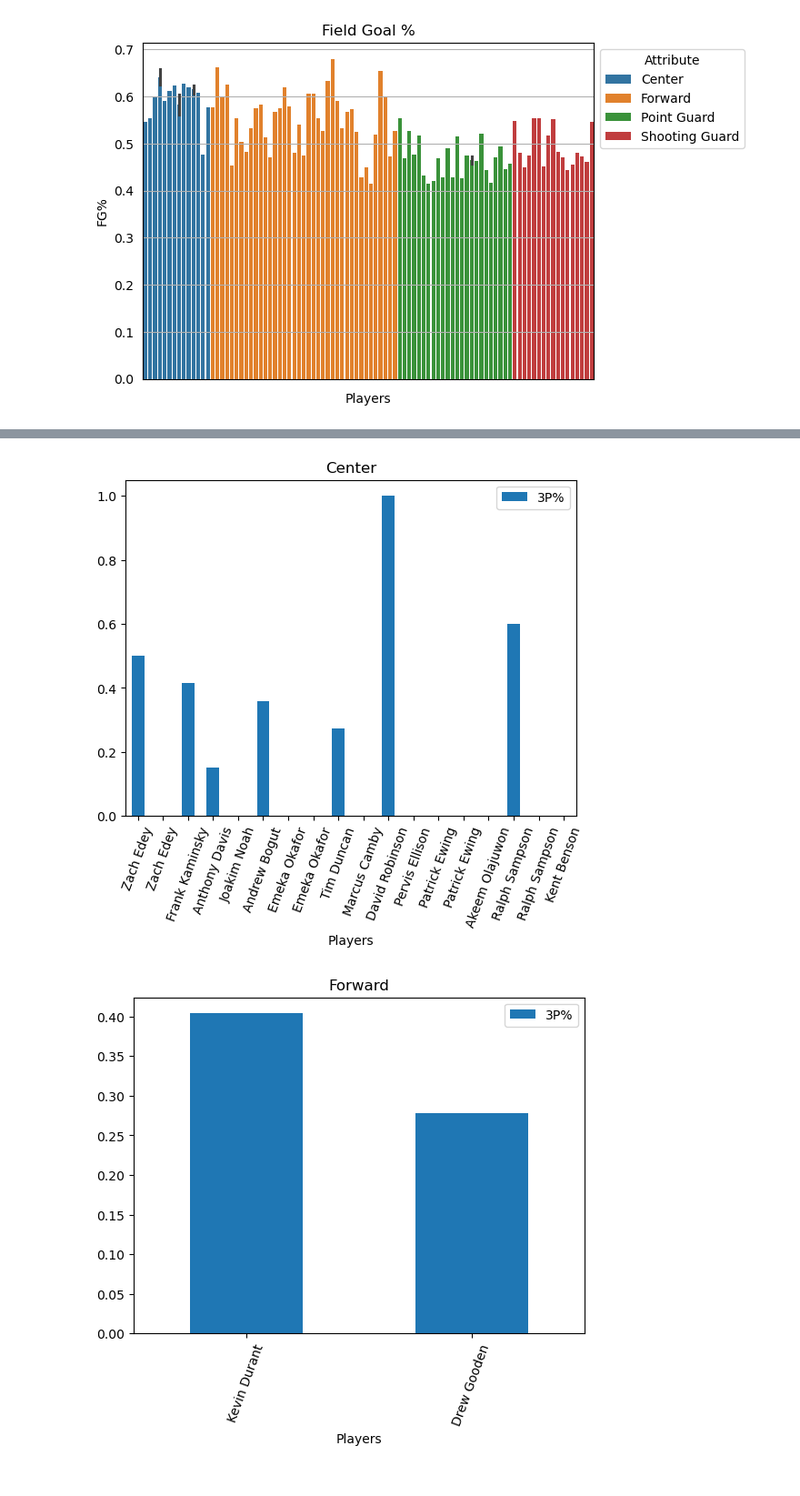
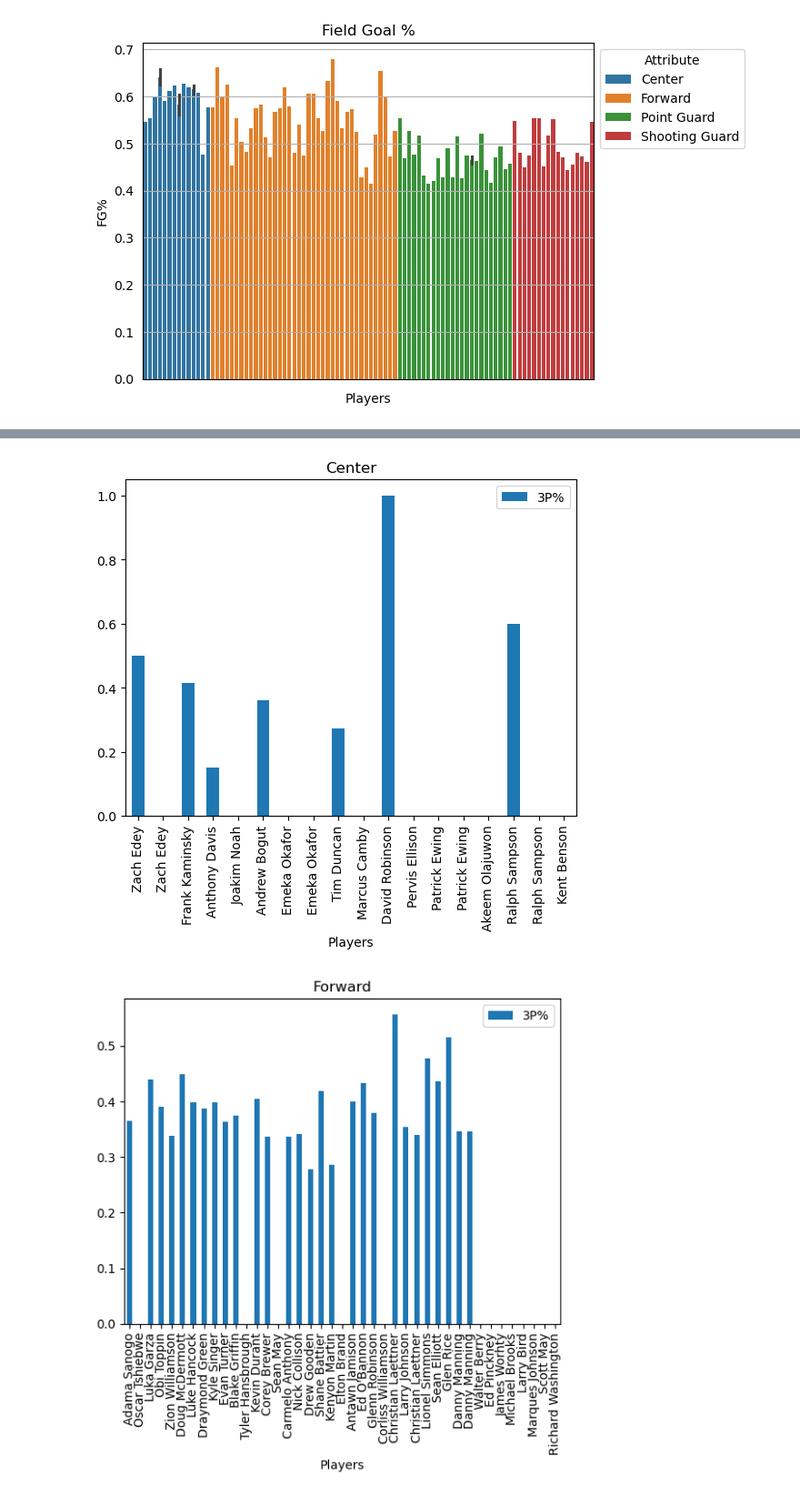
Before and after one commit to Wioaey/NCAA-Positional-Battle, a Jupyter notebook: NCAA_Position_Trend.ipynb, the cells around one changed output, grey strips where cells are left out. Shown at 91% size. Drawn from its saved outputs; the diff is of its cells as text; code cells hidden in the pictures.

```diff
--- a/NCAA_Position_Trend.ipynb
+++ b/NCAA_Position_Trend.ipynb
@@ -327,8 +332,10 @@ See the caveats in the documentation: https://pandas.pydata.org/pandas-docs/stab
 # %%
 df = season_stats[['Position','3P%','Players']]
+df['Position'] = df['Position'].replace('Small Forward', 'Forward')
+df['Position'] = df['Position'].replace('Power Forward', 'Forward')
 
-ax = df.groupby('Position').plot.bar(x = 'Players', y = '3P%', subplots = True, rot = 70)
-titles = ['Center', 'Forward', 'Point Guard', 'Power Forward', 'Shooting Guard', 'Small Forward']
+ax = df.groupby('Position').plot.bar(x = 'Players', y = '3P%', subplots = True, rot = 90)
+titles = ['Center', 'Forward', 'Point Guard', 'Shooting Guard']
 for i, subplot in enumerate(ax):
     for j, axis in enumerate(subplot):
         axis.set_title(titles[i * len(subplot)+j])
@@ -336,2 +353,2 @@ for i, subplot in enumerate(ax):
-[figure, old version]
+[figure, new version]
-[figure, old version]
+[figure, new version]
```
Also changed, not shown: parts of 17 cells of this notebook.
